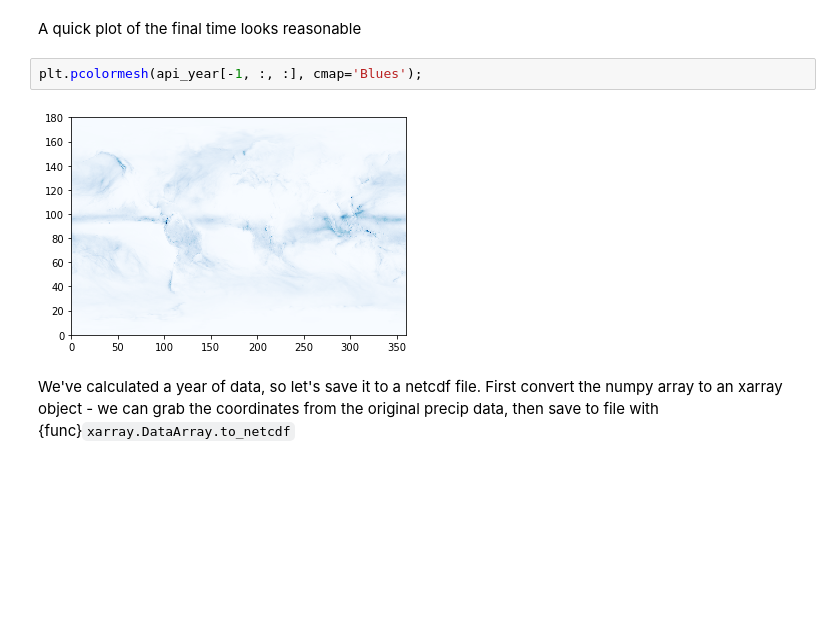
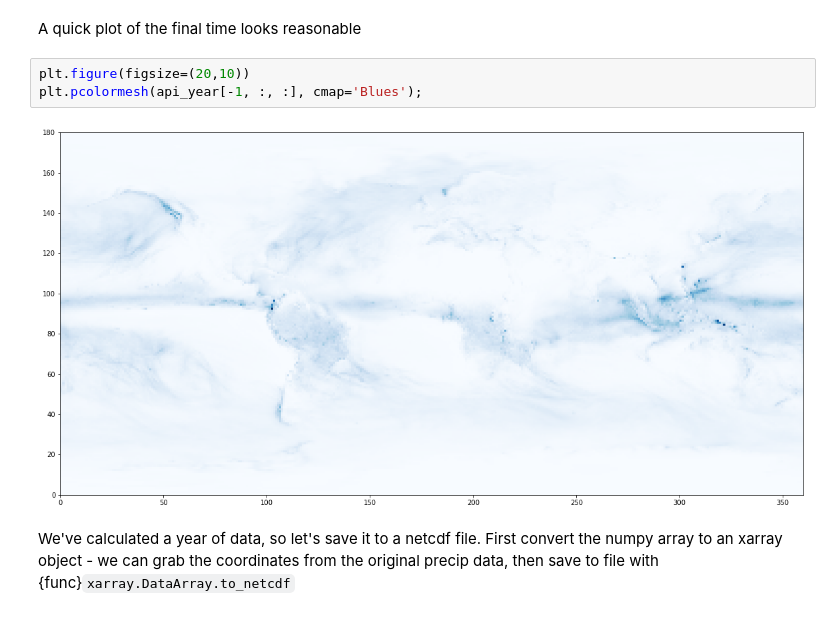
Before and after one commit to coecms/coecms.github.io, a Jupyter notebook: posts/2021-11-24-api.ipynb, the cells around one changed output. Cells and saved outputs as stored; diff of their text form; blank space fills up the shorter version.

```diff
--- a/posts/2021-11-24-api.ipynb
+++ b/posts/2021-11-24-api.ipynb
@@ -108,9 +109,10 @@ for i in range(1, precip_year.sizes['time']):
 # %% [markdown]
 A quick plot of the final time looks reasonable
 # %%
+plt.figure(figsize=(20,10))
 plt.pcolormesh(api_year[-1, :, :], cmap='Blues');
 # %% [output]
-[figure, old version]
+[figure, new version]
 # %% [markdown]
 We've calculated a year of data, so let's save it to a netcdf file. First convert the numpy array to an xarray object - we can grab the coordinates from the original precip data, then save to file with {func}`xarray.DataArray.to_netcdf`
 # %%
```
Also changed, not shown: parts of 4 cells of this notebook.
